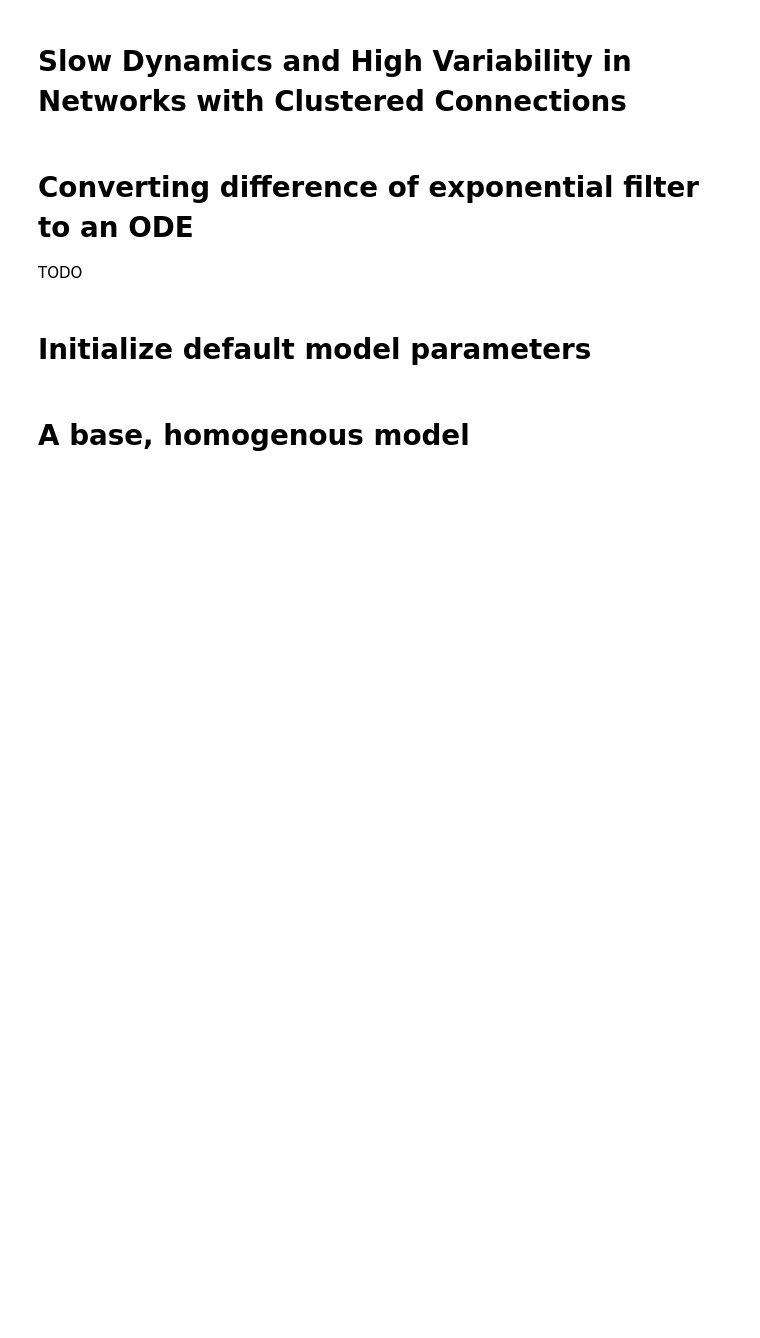
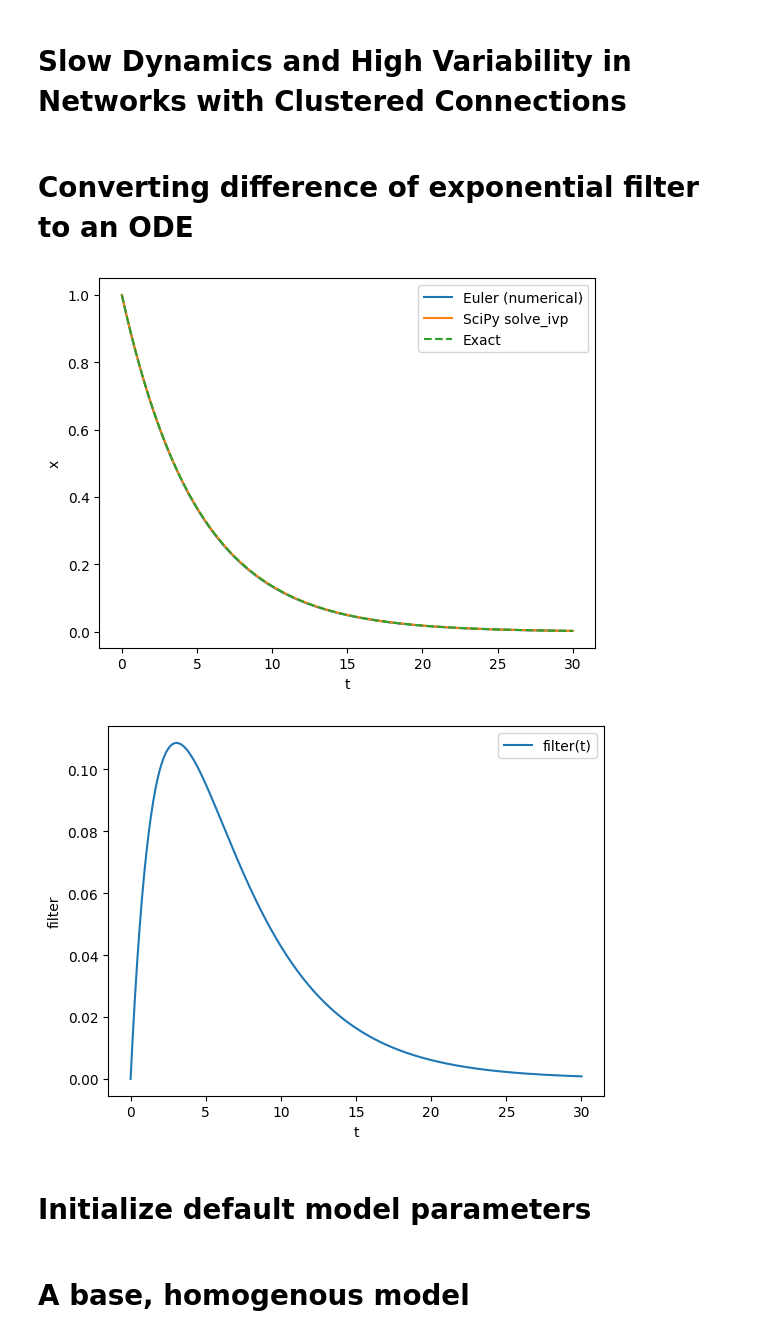
Before and after one commit to arjunpur/clustered-networks, a Jupyter notebook: base_model.ipynb, the cells around one changed output. Saved outputs shown, nothing was run; the diff lists cells and outputs as text; code cells hidden in the pictures; blank space fills up the shorter version.

```diff
--- a/base_model.ipynb
+++ b/base_model.ipynb
@@ -2,8 +2,66 @@
 # Slow Dynamics and High Variability in Networks with Clustered Connections
 # %% [markdown]
 # Converting difference of exponential filter to an ODE
-
-TODO
+# %%
+import numpy as np
+import matplotlib.pyplot as plt
+from scipy.integrate import solve_ivp
+
+def x_prime(x, t1):
+    return -x / t1
+
+def g_prime(g, x, t2):
+    return (x - g) / t2
+
+def filter(t, t1, t2):
+    return 1 / (t2 - t1) * (np.exp(-t / t2) - np.exp(-t / t1))
+
+def euler_solve(x0, t, t1):
+    """Simple Euler method for x' = -x/t1."""
+    x = np.zeros_like(t)
+    x[0] = x0
+    dt = t[1] - t[0]
+    for i in range(1, len(t)):
+        x[i] = x[i - 1] + dt * x_prime(x[i - 1], t1)
+    return x
+
+t1 = 5.0
+x0 = 1.0
+t = np.linspace(0.0, 30.0, 600)
+
+x_num = euler_solve(x0, t, t1)
+
+sol = solve_ivp(
+    lambda tau, y: x_prime(y, t1),
+    t_span=(t[0], t[-1]),
+    y0=[x0],
+    t_eval=t,
+)
+x_scipy = sol.y[0]
+
+x_exact = x0 * np.exp(-t / t1)
+
+fig, ax = plt.subplots()
+ax.plot(t, x_num, label="Euler (numerical)")
+ax.plot(t, x_scipy, label="SciPy solve_ivp")
+ax.plot(t, x_exact, "--", label="Exact")
+ax.set_xlabel("t")
+ax.set_ylabel("x")
+ax.legend()
+plt.show()
+
+# Plot the filter for a sample t2.
+t2 = 2.0
+
+fig, ax = plt.subplots()
+ax.plot(t, filter(t, t1, t2), label="filter(t)")
+ax.set_xlabel("t")
+ax.set_ylabel("filter")
+ax.legend()
+plt.show()
+# %% [output]
+[figure, added]
+[figure, added]
 # %% [markdown]
 # Initialize default model parameters
 # %%
```
Also changed, not shown: parts of 8 cells of this notebook, 2 other files.
